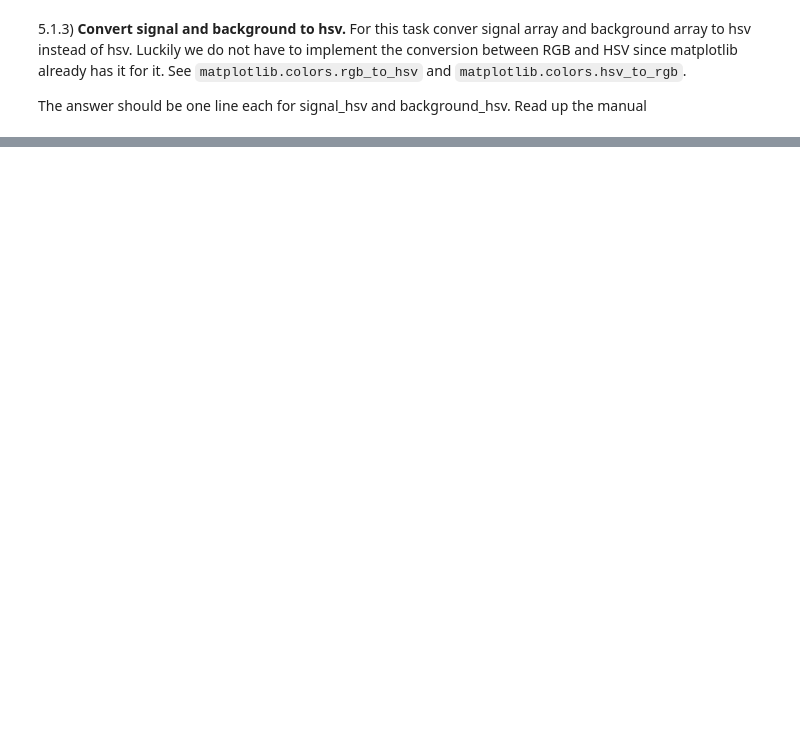
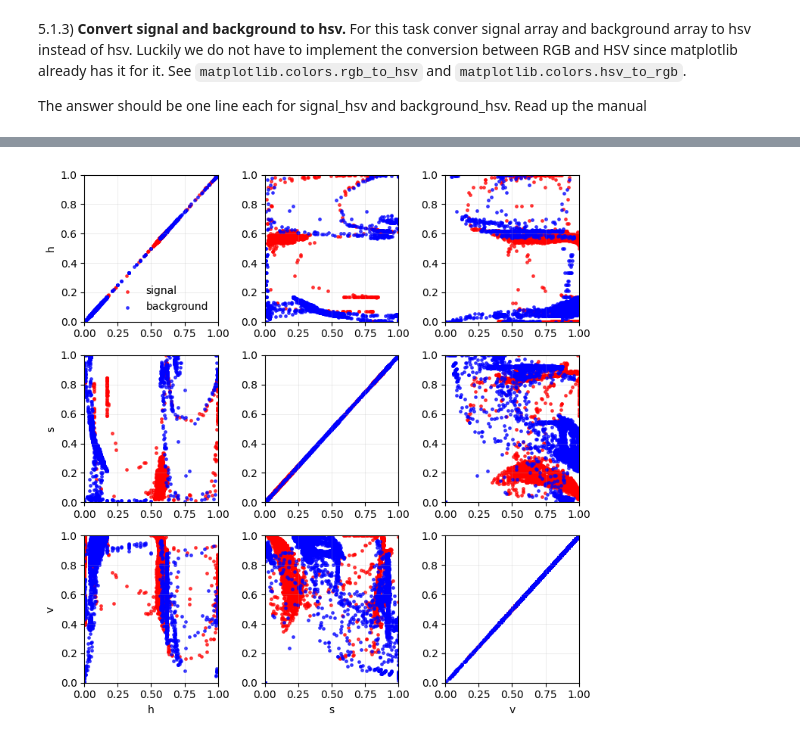
Before and after one commit to supawat6481355/iccs205-205, a Jupyter notebook: hw2/Homework2.ipynb, the cells around one changed output, grey strips where cells are left out. Cells and saved outputs as stored; diff of their text form; code cells hidden in the pictures; blank space fills up the shorter version.

```diff
--- a/hw2/Homework2.ipynb
+++ b/hw2/Homework2.ipynb
@@ -324,6 +370,30 @@ import matplotlib
 # %% [markdown]
 5.1.5) While we are at it let's make a 2-D scatter plot. Like this one
 ![hsv_scatter](https://github.com/cs-muic/iccs205-homework/blob/main/hw2/hsv_scatter.png?raw=1)
+# %%
+import matplotlib.pyplot as plt
+import numpy as np
+
+# signal_hsv and background_hsv are (N,3) with columns [h, s, v] in [0,1]
+labels = ['h', 's', 'v']
+
+fig, axes = plt.subplots(3, 3, figsize=(7.5, 7.5))
+
+for i in range(3):          # x-axis channel index
+    for j in range(3):      # y-axis channel index
+        ax = axes[j, i]
+        ax.scatter(signal_hsv[:, i],     signal_hsv[:, j],     s=6, c='red',  alpha=0.7, label='signal' if (i==0 and j==0) else "")
+        ax.scatter(background_hsv[:, i], background_hsv[:, j], s=6, c='blue', alpha=0.7, label='background' if (i==0 and j==0) else "")
+        ax.set_xlim(0, 1); ax.set_ylim(0, 1)
+        if j == 2: ax.set_xlabel(labels[i])
+        if i == 0: ax.set_ylabel(labels[j])
+        ax.grid(True, linewidth=0.4, alpha=0.4)
+
+axes[0,0].legend(frameon=False)
+plt.tight_layout()
+plt.show()
+# %% [output]
+[figure, added]
 # %% [markdown]
 5.1.6) There is one technical difficulty. You may notice some points at $h=1.0$.
 
```
Also changed, not shown: parts of 7 cells of this notebook.
